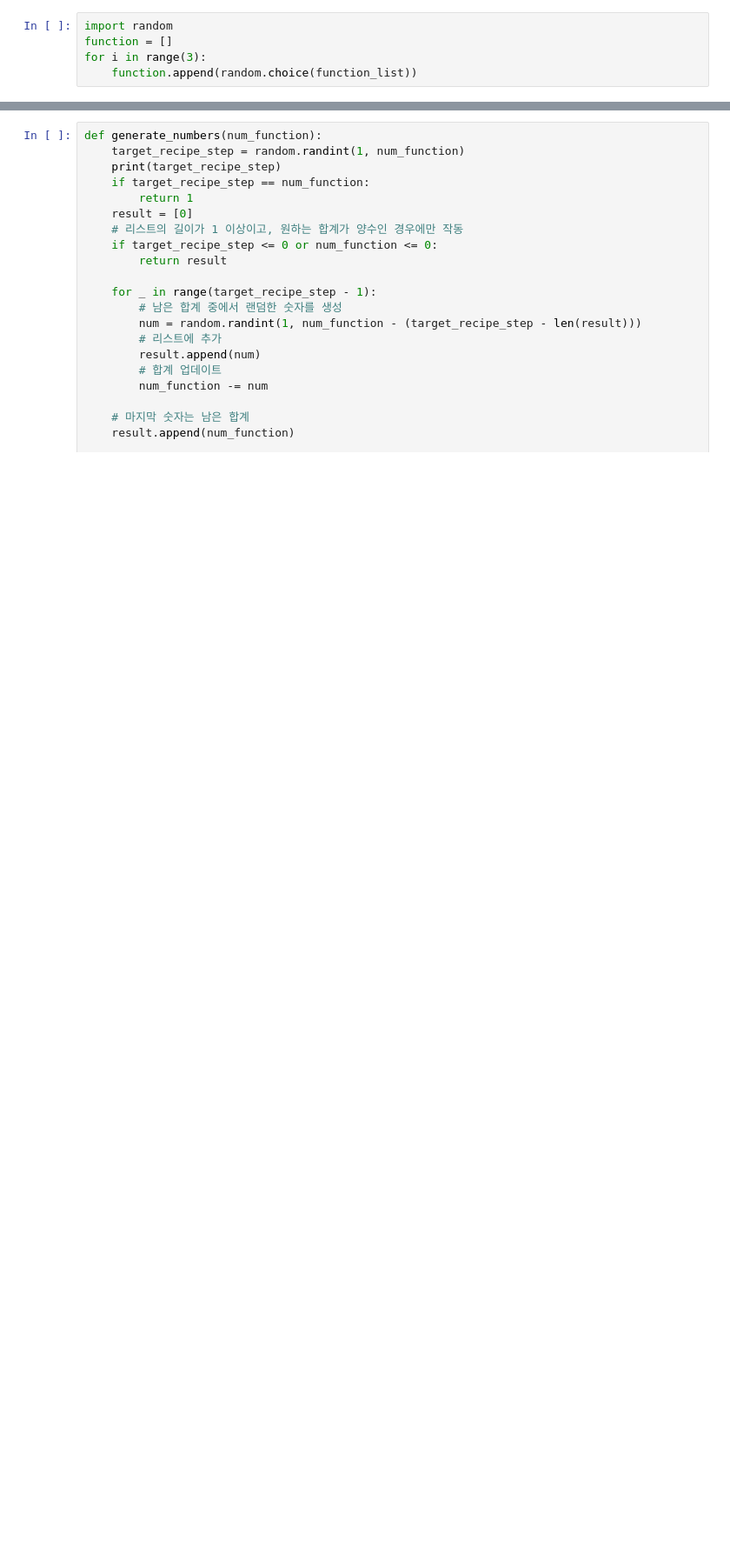
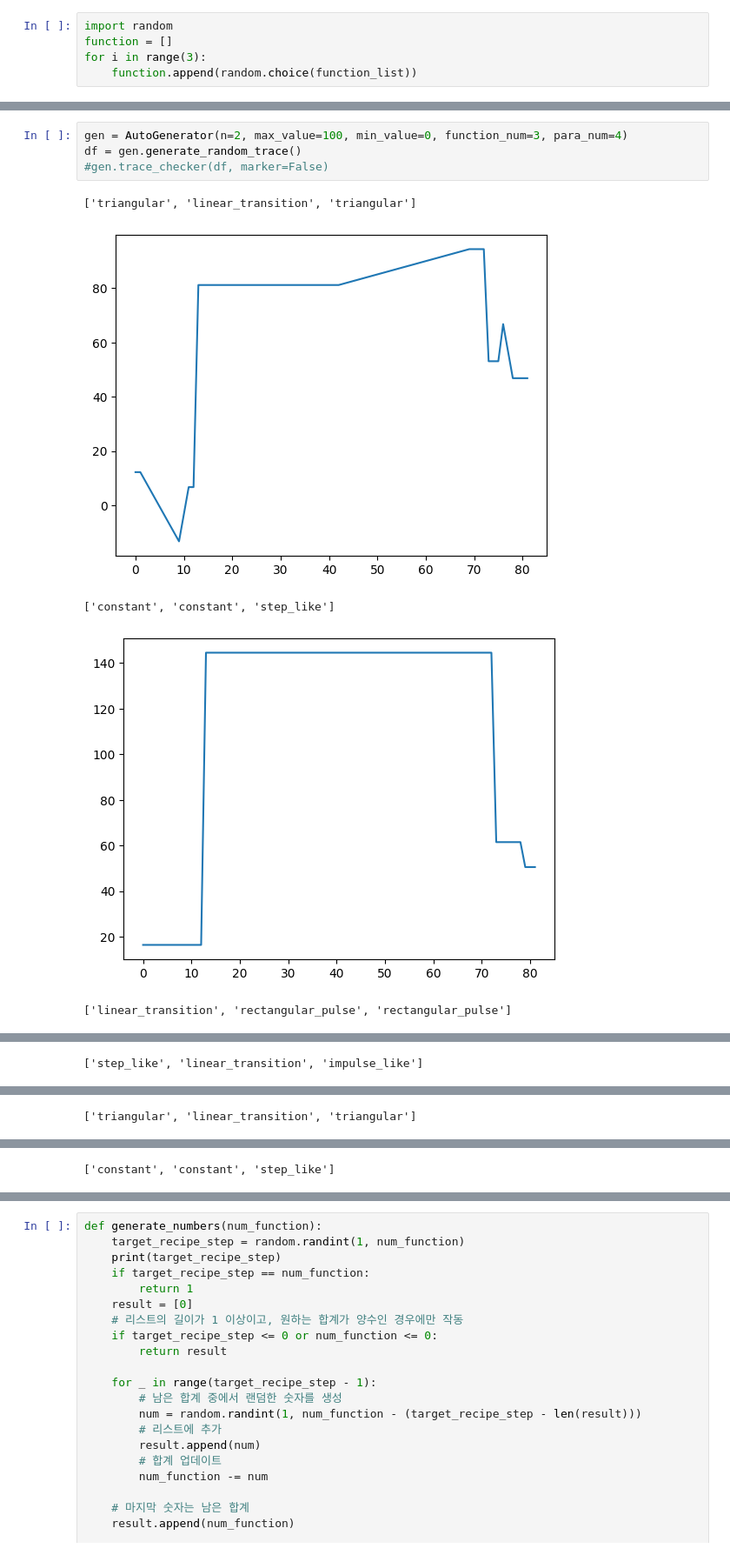
Before and after one commit to kEEPpp/TraceGenerator, a Jupyter notebook: notepad.ipynb, the cells around one changed output, grey strips where cells are left out. Shown: that part at 87% size. Cells and saved outputs as stored; diff of their text form; blank space fills up the shorter version.

```diff
--- a/notepad.ipynb
+++ b/notepad.ipynb
@@ -31,0 +102,10 @@ for i in range(3):
+# %%
+gen = AutoGenerator(n=2, max_value=100, min_value=0, function_num=3, para_num=4)
+df = gen.generate_random_trace()
+#gen.trace_checker(df, marker=False)
+# %% [output]
+['triangular', 'linear_transition', 'triangular']
+[figure, added]
+['constant', 'constant', 'step_like']
+[figure, added]
+['linear_transition', 'rectangular_pulse', 'rectangular_pulse']
@@ -31,0 +113 @@ for i in range(3):
+['step_like', 'linear_transition', 'impulse_like']
@@ -31,0 +115 @@ for i in range(3):
+['triangular', 'linear_transition', 'triangular']
@@ -31,0 +117 @@ for i in range(3):
+['constant', 'constant', 'step_like']
```
Also changed, not shown: parts of 36 cells of this notebook, 1 other file.
